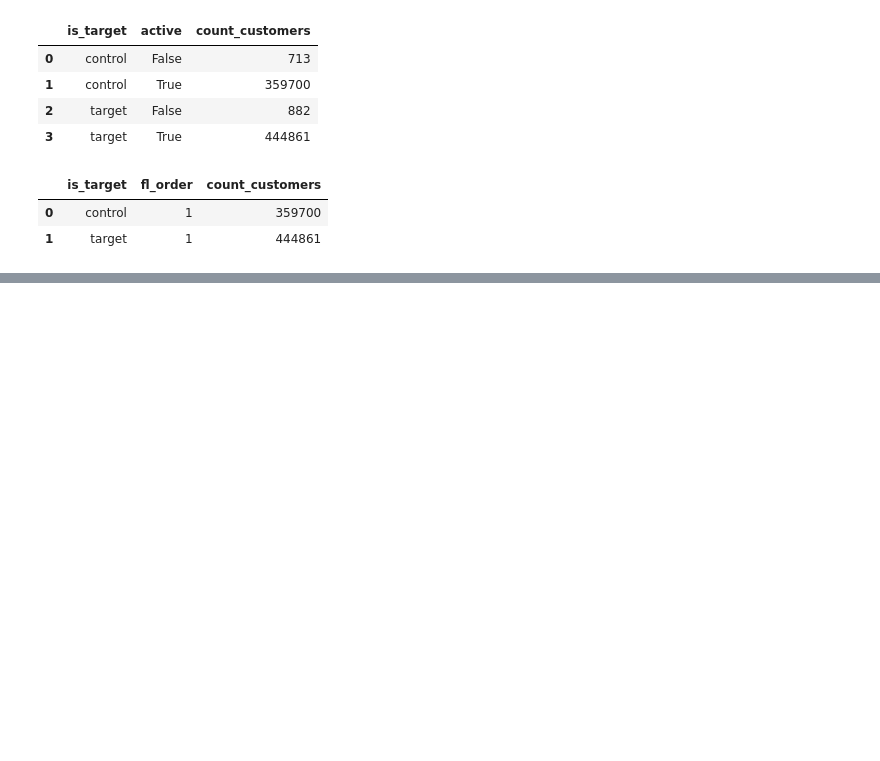
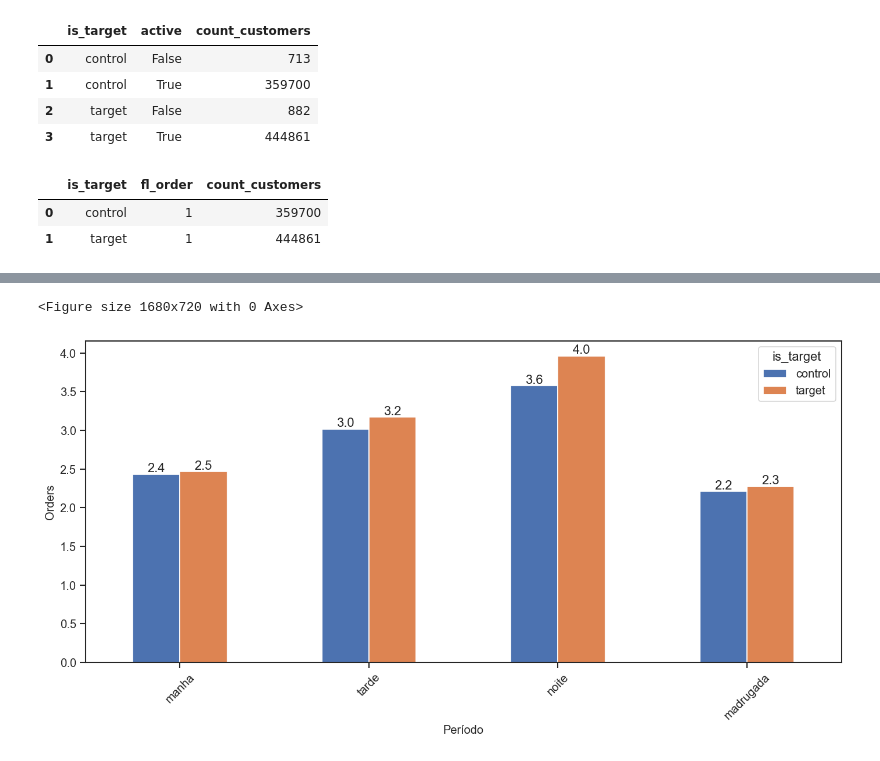
Before and after one commit to emilyara/ifood-case, a Jupyter notebook: notebook/analise_resultados.ipynb, the cells around one changed output, grey strips where cells are left out. Saved outputs shown, nothing was run; the diff lists cells and outputs as text; code cells hidden in the pictures; blank space fills up the shorter version.

Commit message:
charts analysis

```diff
--- a/notebook/analise_resultados.ipynb
+++ b/notebook/analise_resultados.ipynb
@@ -11,6 +22,16 @@ import os
 import duckdb
 from io import BytesIO
 import matplotlib.pyplot as plt
+import seaborn as sns
+from scipy import stats
+from scipy.stats import chi2_contingency, ttest_ind
+
+# Visualização
+sns.set_theme(style='ticks', font_scale=1.1)
+plt.rcParams['figure.figsize'] = (14, 6)
+plt.rcParams['figure.dpi'] = 120
+plt.rcParams['axes.titlesize'] = 14
+plt.rcParams['axes.labelsize'] = 12
 # %%
 #===================
 # Download dos dados
@@ -373,27 +570,66 @@ print(df_aux)
 # %%
 #===================
 # Período de entrega
 #===================
 
 df_day_time = con.execute("""
     SELECT
         a.is_target,
         case
             when EXTRACT(HOUR FROM order_created_at) < 5 THEN 'madrugada'
             when EXTRACT(HOUR FROM order_created_at) < 12 THEN 'manha'
             when EXTRACT(HOUR FROM order_created_at) < 18 THEN 'tarde'
             else 'noite'
             end as time_range,
         COUNT(distinct c.customer_id) AS customers_amount,
         COUNT(o.order_id) * 1.0 / COUNT(DISTINCT c.customer_id) AS orders_per_user,
-        SUM(o.order_total_amount) * 1.0 / COUNT(DISTINCT c.customer_id) AS total_spent_per_user,
-        AVG(o.order_total_amount) * 1.0 / COUNT(DISTINCT c.customer_id) AS avg_spent_per_user
+        SUM(o.order_total_amount) * 1.0 / COUNT(DISTINCT c.customer_id) AS avg_total_amount_per_user,
+        SUM(o.order_total_amount) / COUNT(distinct o.order_id) as avg_order_amount_per_user
     FROM customers c
     LEFT JOIN ab_test a ON c.customer_id = a.customer_id
     LEFT JOIN orders o ON c.customer_id = o.customer_id
     LEFT JOIN restaurants r ON o.merchant_id = r.id
+    WHERE c.active
     GROUP BY 1,2
     ORDER BY 1,2
 """).fetchdf()
 
-display(df_day_time)
+df_pivot = df_day_time.pivot(
+    index="time_range",
+    columns="is_target",
+    values="orders_per_user"
+)
+
+ordem = [
+    'manha',
+    'tarde',
+    'noite',
+    'madrugada'
+]
+
+df_pivot = df_pivot.loc[ordem]
+
+plt.figure()
+
+ax = df_pivot.plot(kind='bar')
+
+# adicionar labels
+for container in ax.containers:
+    for bar in container:
+        height = bar.get_height()
+        ax.text(
+            bar.get_x() + bar.get_width() / 2,
+            height,
+            f"{height:.1f}",
+            ha="center",
+            va="bottom"
+        )
+
+plt.xlabel("Período")
+plt.ylabel("Orders")
+plt.xticks(rotation=45)
+
+plt.show()
+# %% [output]
+<Figure size 1680x720 with 0 Axes>
+[figure, added]
```
Also changed, not shown: parts of 20 cells of this notebook.
